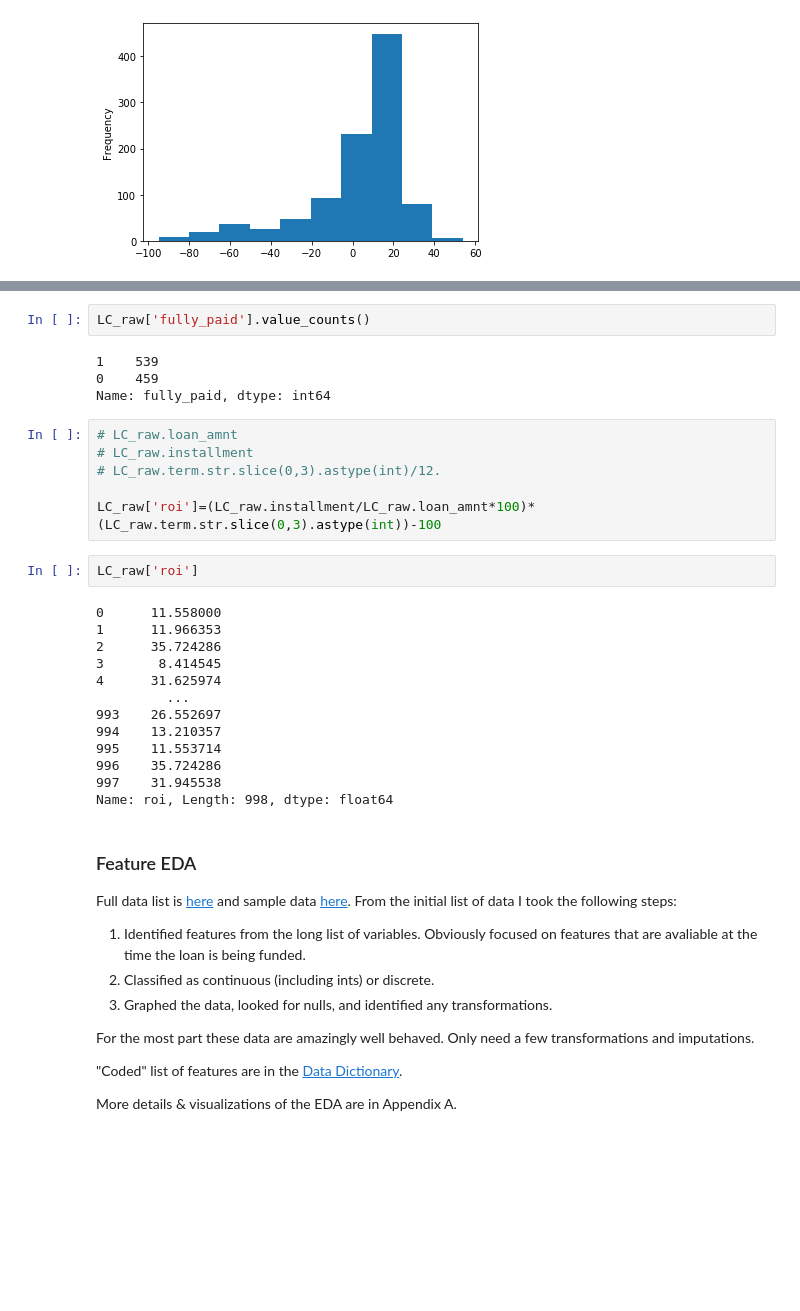
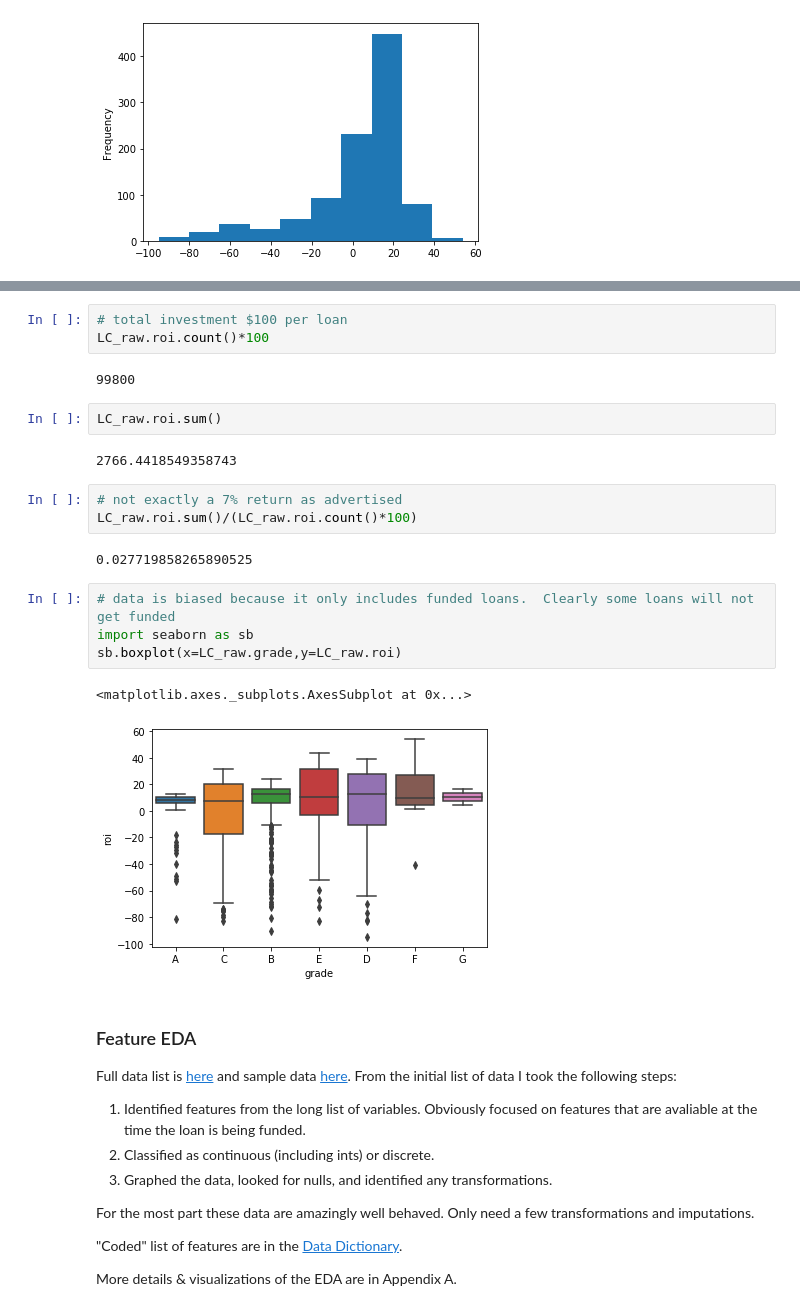
Before and after one commit to PipCourbois/LendingClubModels, a Jupyter notebook: LendingClub_EDA_and_Training.ipynb, the cells around one changed output, grey strips where cells are left out. Cells and saved outputs as stored; diff of their text form; blank space fills up the shorter version.

Commit message:
added plots

```diff
--- a/LendingClub_EDA_and_Training.ipynb
+++ b/LendingClub_EDA_and_Training.ipynb
@@ -122,30 +96,24 @@ LC_raw[['fully_paid','loan_status']]
-# %%
-LC_raw['fully_paid'].value_counts()
-# %% [output]
-1    539
-0    459
-Name: fully_paid, dtype: int64
-# %%
-# LC_raw.loan_amnt
-# LC_raw.installment
-# LC_raw.term.str.slice(0,3).astype(int)/12.
-
-LC_raw['roi']=(LC_raw.installment/LC_raw.loan_amnt*100)*(LC_raw.term.str.slice(0,3).astype(int))-100
+# %%
+# total investment $100 per loan
+LC_raw.roi.count()*100
+# %% [output]
+99800
 # %%
-LC_raw['roi']
+LC_raw.roi.sum()
 # %% [output]
-0      11.558000
-1      11.966353
-2      35.724286
-3       8.414545
-4      31.625974
-         ...
-993    26.552697
-994    13.210357
-995    11.553714
-996    35.724286
-997    31.945538
-Name: roi, Length: 998, dtype: float64
+2766.4418549358743
+# %%
+# not exactly a 7% return as advertised
+LC_raw.roi.sum()/(LC_raw.roi.count()*100)
+# %% [output]
+0.027719858265890525
+# %%
+# data is biased because it only includes funded loans.  Clearly some loans will not get funded
+import seaborn as sb
+sb.boxplot(x=LC_raw.grade,y=LC_raw.roi)
+# %% [output]
+<matplotlib.axes._subplots.AxesSubplot at 0x...>
+[figure, added]
 # %% [markdown]
 ### Feature EDA
 
```
Also changed, not shown: parts of 9 cells of this notebook, 1 other file.
